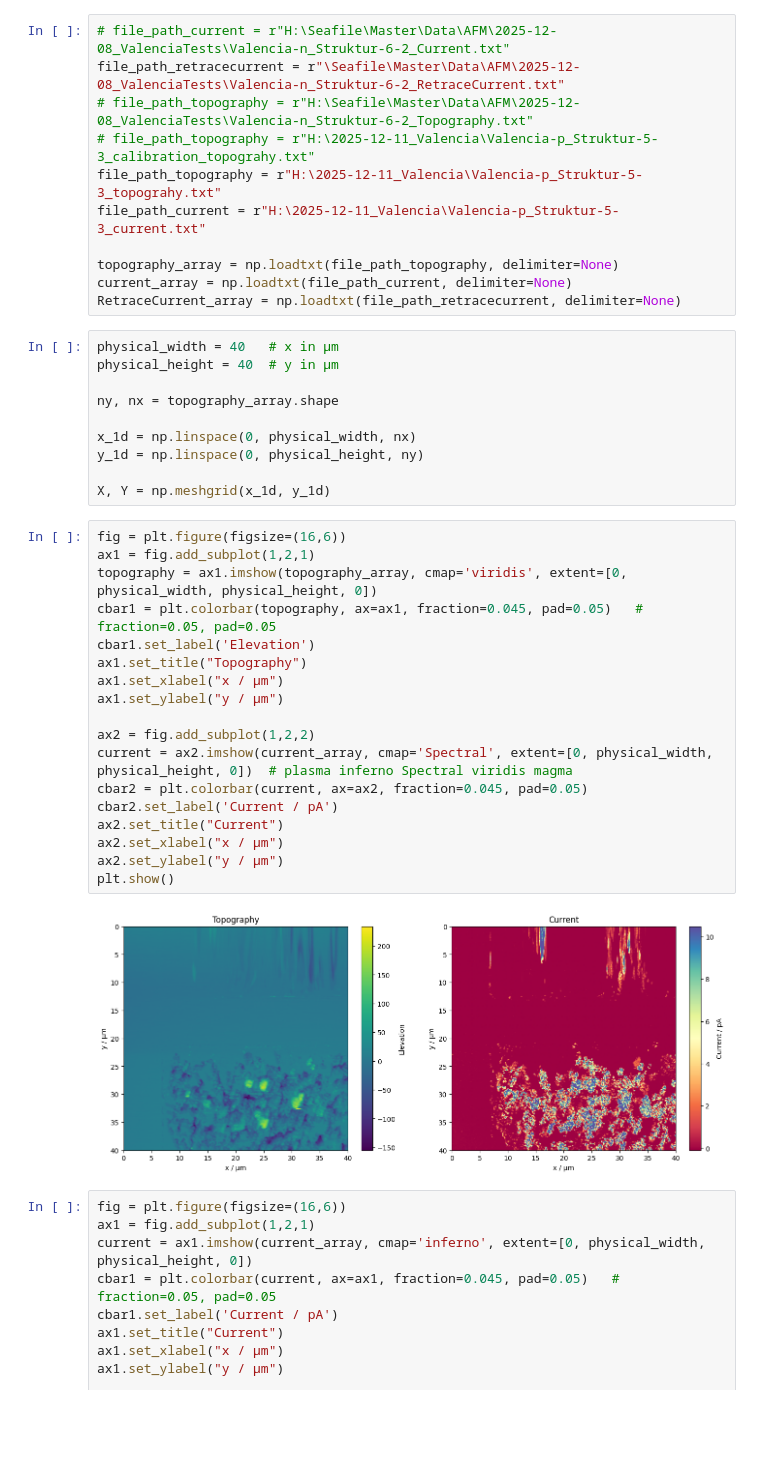
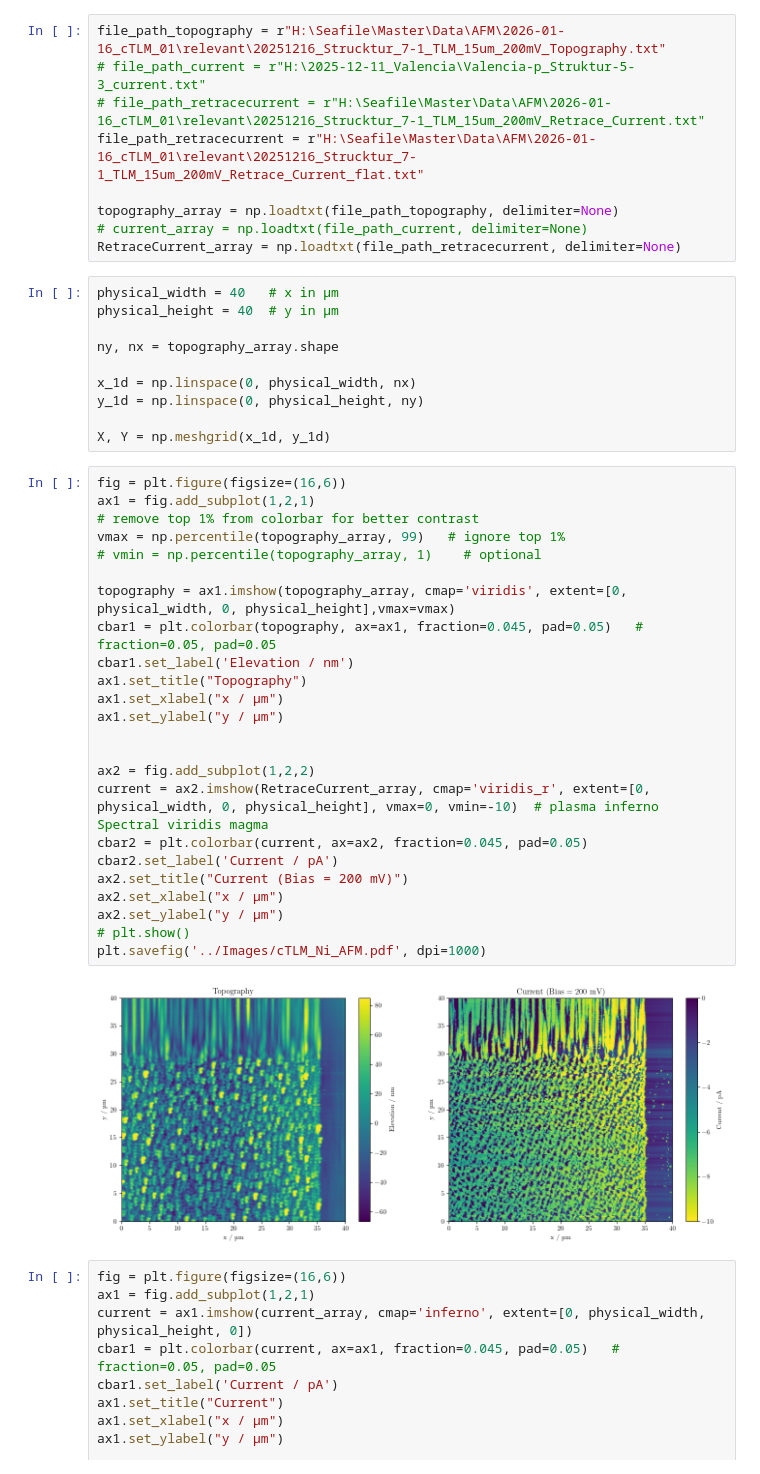
Before and after one commit to XXLutz13/Master_data, a Jupyter notebook: OtherStuff/AFM.ipynb, the cells around one changed output. Saved outputs shown, nothing was run; the diff lists cells and outputs as text; blank space fills up the shorter version.

```diff
--- a/OtherStuff/AFM.ipynb
+++ b/OtherStuff/AFM.ipynb
@@ -12,15 +12,13 @@ plt.rcParams.update({
     "text.usetex": True                    # render text via LaTeX
 })
 # %%
-# file_path_current = r"H:\Seafile\Master\Data\AFM\2025-12-08_ValenciaTests\Valencia-n_Struktur-6-2_Current.txt"
-file_path_retracecurrent = r"\Seafile\Master\Data\AFM\2025-12-08_ValenciaTests\Valencia-n_Struktur-6-2_RetraceCurrent.txt"
-# file_path_topography = r"H:\Seafile\Master\Data\AFM\2025-12-08_ValenciaTests\Valencia-n_Struktur-6-2_Topography.txt"
-# file_path_topography = r"H:\2025-12-11_Valencia\Valencia-p_Struktur-5-3_calibration_topograhy.txt"
-file_path_topography = r"H:\2025-12-11_Valencia\Valencia-p_Struktur-5-3_topograhy.txt"
-file_path_current = r"H:\2025-12-11_Valencia\Valencia-p_Struktur-5-3_current.txt"
+file_path_topography = r"H:\Seafile\Master\Data\AFM\2026-01-16_cTLM_01\relevant\20251216_Strucktur_7-1_TLM_15um_200mV_Topography.txt"
+# file_path_current = r"H:\2025-12-11_Valencia\Valencia-p_Struktur-5-3_current.txt"
+# file_path_retracecurrent = r"H:\Seafile\Master\Data\AFM\2026-01-16_cTLM_01\relevant\20251216_Strucktur_7-1_TLM_15um_200mV_Retrace_Current.txt"
+file_path_retracecurrent = r"H:\Seafile\Master\Data\AFM\2026-01-16_cTLM_01\relevant\20251216_Strucktur_7-1_TLM_15um_200mV_Retrace_Current_flat.txt"
 
 topography_array = np.loadtxt(file_path_topography, delimiter=None)
-current_array = np.loadtxt(file_path_current, delimiter=None)
+# current_array = np.loadtxt(file_path_current, delimiter=None)
 RetraceCurrent_array = np.loadtxt(file_path_retracecurrent, delimiter=None)
 # %%
 physical_width = 40   # x in µm
@@ -35,23 +33,29 @@ X, Y = np.meshgrid(x_1d, y_1d)
 # %%
 fig = plt.figure(figsize=(16,6))
 ax1 = fig.add_subplot(1,2,1)
-topography = ax1.imshow(topography_array, cmap='viridis', extent=[0, physical_width, physical_height, 0])
+# remove top 1% from colorbar for better contrast
+vmax = np.percentile(topography_array, 99)   # ignore top 1%
+# vmin = np.percentile(topography_array, 1)    # optional
+
+topography = ax1.imshow(topography_array, cmap='viridis', extent=[0, physical_width, 0, physical_height],vmax=vmax)
 cbar1 = plt.colorbar(topography, ax=ax1, fraction=0.045, pad=0.05)   # fraction=0.05, pad=0.05
-cbar1.set_label('Elevation')
+cbar1.set_label('Elevation / nm')
 ax1.set_title("Topography")
 ax1.set_xlabel("x / µm")
 ax1.set_ylabel("y / µm")
 
+
 ax2 = fig.add_subplot(1,2,2)
-current = ax2.imshow(current_array, cmap='Spectral', extent=[0, physical_width, physical_height, 0])  # plasma inferno Spectral viridis magma
+current = ax2.imshow(RetraceCurrent_array, cmap='viridis_r', extent=[0, physical_width, 0, physical_height], vmax=0, vmin=-10)  # plasma inferno Spectral viridis magma
 cbar2 = plt.colorbar(current, ax=ax2, fraction=0.045, pad=0.05)
 cbar2.set_label('Current / pA')
-ax2.set_title("Current")
+ax2.set_title("Current (Bias = 200 mV)")
 ax2.set_xlabel("x / µm")
 ax2.set_ylabel("y / µm")
-plt.show()
+# plt.show()
+plt.savefig('../Images/cTLM_Ni_AFM.pdf', dpi=1000)
 # %% [output]
-[figure, old version]
+[figure, new version]
 # %%
 fig = plt.figure(figsize=(16,6))
 ax1 = fig.add_subplot(1,2,1)
```
Also changed, not shown: 1 other file.
